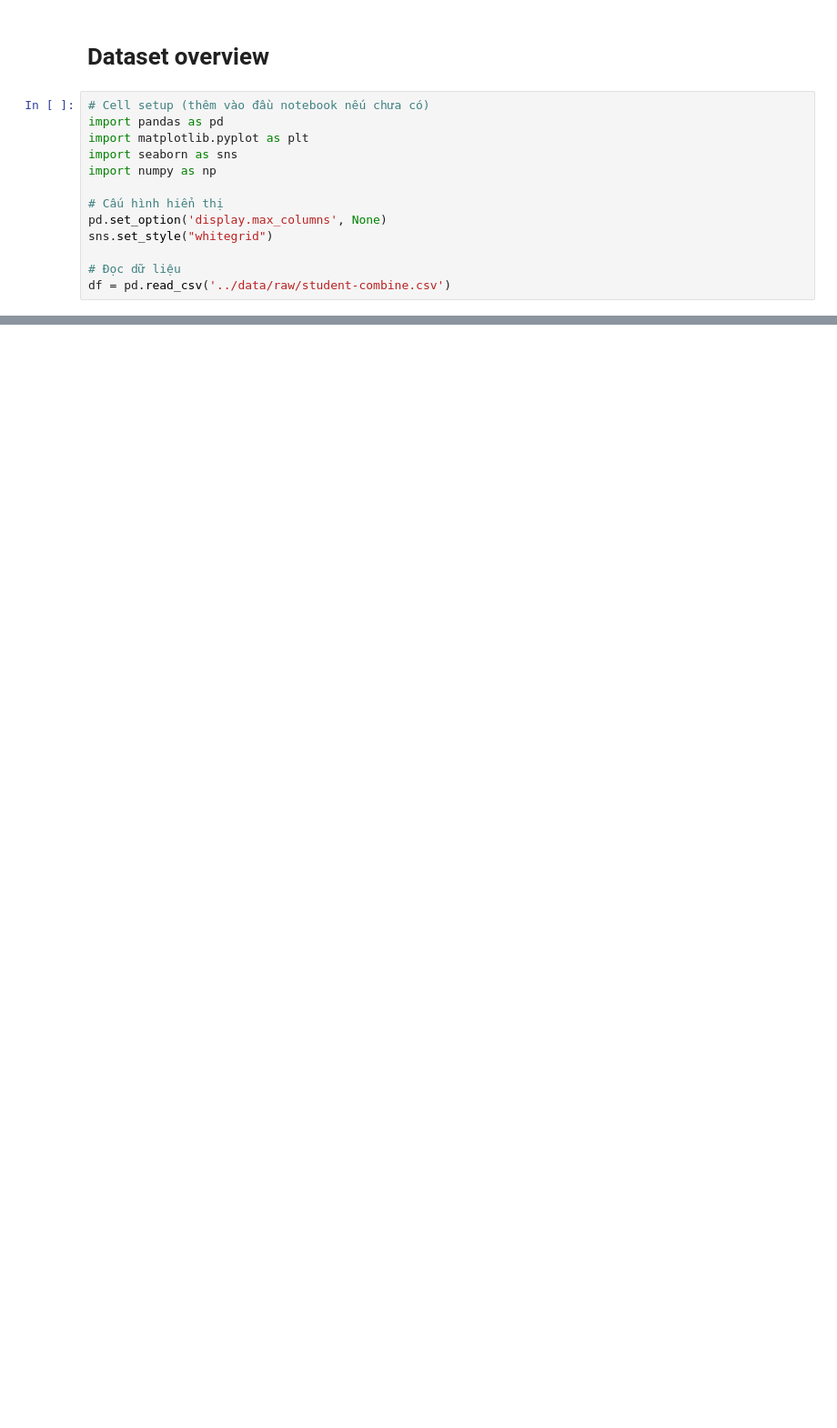
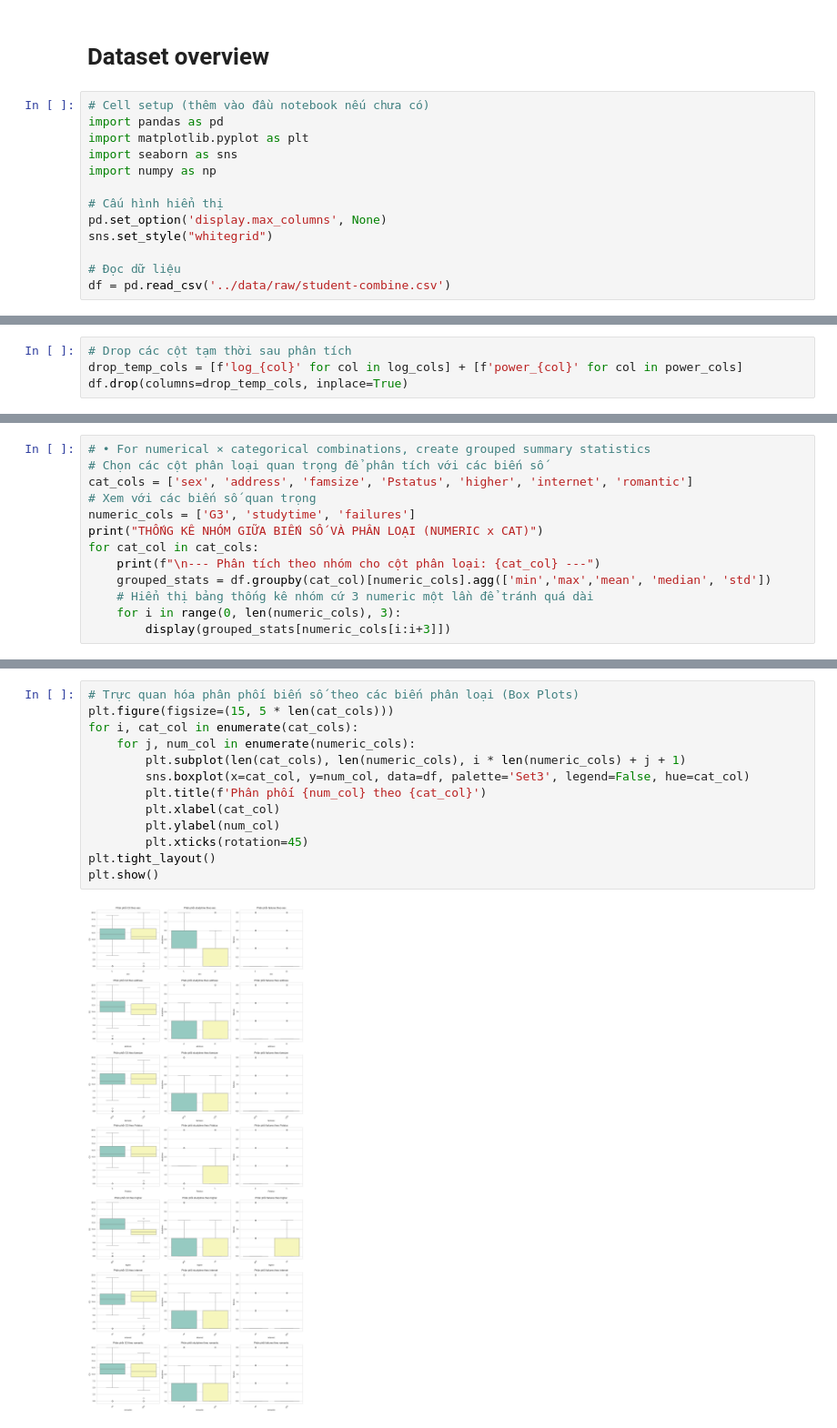
Before and after one commit to nganbee/student_alcohol_consumption_DS, a Jupyter notebook: notebooks/01_data_exploration.ipynb, the cells around one changed output, grey strips where cells are left out. Shown at 91% size. Cells and saved outputs as stored; diff of their text form; blank space fills up the shorter version.

```diff
--- a/notebooks/01_data_exploration.ipynb
+++ b/notebooks/01_data_exploration.ipynb
@@ -885,0 +251,4 @@ Red Flags:
+# %%
+# Drop các cột tạm thời sau phân tích
+drop_temp_cols = [f'log_{col}' for col in log_cols] + [f'power_{col}' for col in power_cols]
+df.drop(columns=drop_temp_cols, inplace=True)
@@ -885,0 +491,13 @@ Red Flags:
+# %%
+# • For numerical × categorical combinations, create grouped summary statistics
+# Chọn các cột phân loại quan trọng để phân tích với các biến số
+cat_cols = ['sex', 'address', 'famsize', 'Pstatus', 'higher', 'internet', 'romantic']
+# Xem với các biến số quan trọng
+numeric_cols = ['G3', 'studytime', 'failures']
+print("THỐNG KÊ NHÓM GIỮA BIẾN SỐ VÀ PHÂN LOẠI (NUMERIC x CAT)")
+for cat_col in cat_cols:
+    print(f"\n--- Phân tích theo nhóm cho cột phân loại: {cat_col} ---")
+    grouped_stats = df.groupby(cat_col)[numeric_cols].agg(['min','max','mean', 'median', 'std'])
+    # Hiển thị bảng thống kê nhóm cứ 3 numeric một lần để tránh quá dài
+    for i in range(0, len(numeric_cols), 3):
+        display(grouped_stats[numeric_cols[i:i+3]])
@@ -885,0 +549,15 @@ Red Flags:
+# %%
+# Trực quan hóa phân phối biến số theo các biến phân loại (Box Plots)
+plt.figure(figsize=(15, 5 * len(cat_cols)))
+for i, cat_col in enumerate(cat_cols):
+    for j, num_col in enumerate(numeric_cols):
+        plt.subplot(len(cat_cols), len(numeric_cols), i * len(numeric_cols) + j + 1)
+        sns.boxplot(x=cat_col, y=num_col, data=df, palette='Set3', legend=False, hue=cat_col)
+        plt.title(f'Phân phối {num_col} theo {cat_col}')
+        plt.xlabel(cat_col)
+        plt.ylabel(num_col)
+        plt.xticks(rotation=45)
+plt.tight_layout()
+plt.show()
+# %% [output]
+[figure, added]
```
Also changed, not shown: parts of 36 cells of this notebook.
